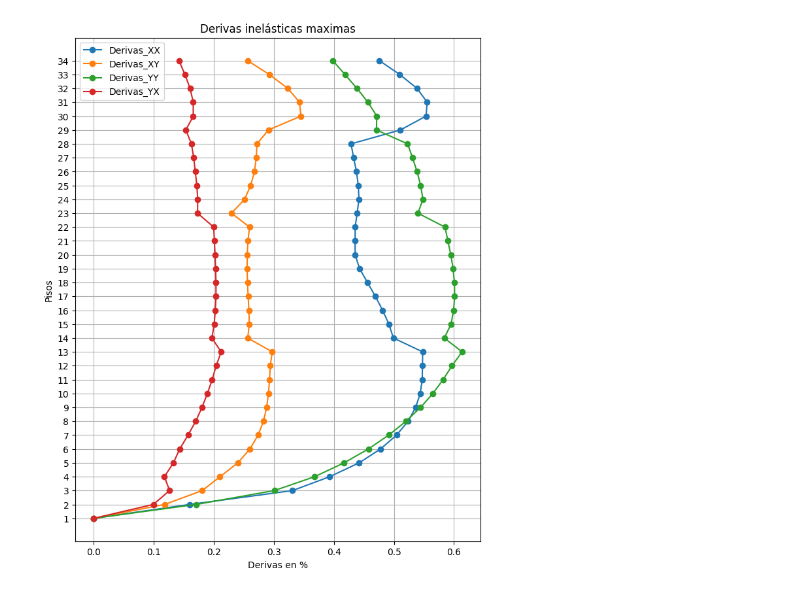
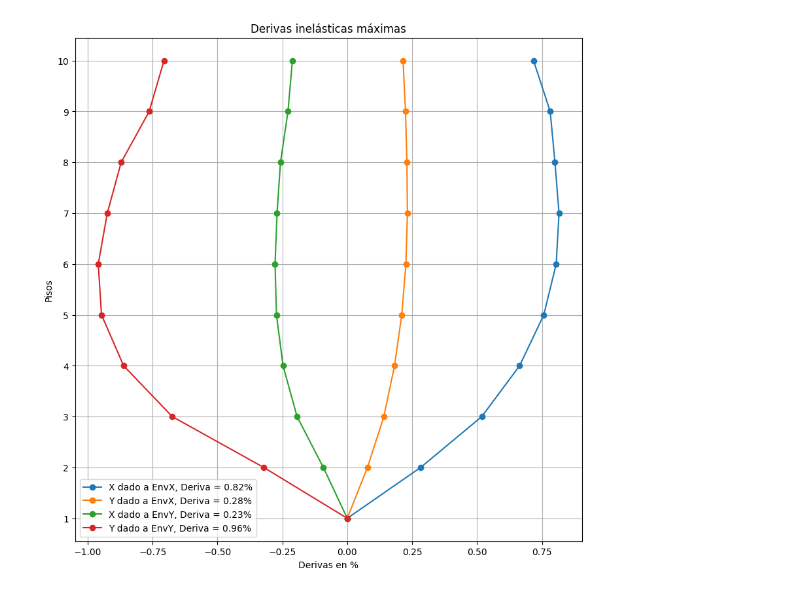
Before and after one commit to NicoJat/Main-codes, a Jupyter notebook: Diseño_Sismoresistente/Graficadores_ETABS/Graficadores/Derivas_max_piso.ipynb, the cells around one changed output. Drawn from its saved outputs; the diff is of its cells as text; code cells hidden in the pictures.

```diff
--- a/Diseño_Sismoresistente/Graficadores_ETABS/Graficadores/Derivas_max_piso.ipynb
+++ b/Diseño_Sismoresistente/Graficadores_ETABS/Graficadores/Derivas_max_piso.ipynb
@@ -2,11 +2,11 @@
 import pandas as pd
 import numpy as np
 import matplotlib.pyplot as plt
-R = 5
+R = 6
 
 # Load the Excel file into a DataFrame
-file_path_X = '../Resultados_ExcelF/excel sismos/Max Deriva X.xlsx'  # Replace with your file path
-file_path_Y = '../Resultados_ExcelF/excel sismos/Max Deriva Y.xlsx'  # Replace with your file path
+file_path_X = '../Resultados_Excel_P1/Max Deriva X.xlsx'  # Replace with your file path
+file_path_Y = '../Resultados_Excel_P1/Max Deriva Y.xlsx'  # Replace with your file path
 sheet_name = 'Story Response'  # Replace with your sheet name if different
 
 # Load the data into a DataFrame
@@ -20,7 +20,7 @@ Derivas_XY = data_X['Y-Dir']*R*0.75*100
 Derivas_YY = data_Y['Y-Dir']*R*0.75*100
 Derivas_YX = data_Y['X-Dir']*R*0.75*100
 
-nodes = np.arange(34, 0, -1)
+nodes = np.arange(10, 0, -1)
 nodes_str = [str(node) for node in nodes]
 nodes_str = nodes_str
 
@@ -55,16 +49,20 @@ display(df)
 # %%
-# Plotting
-plt.figure(figsize=(8, 10))
-plt.plot(Derivas_XX[1:], nodes_str, marker='o', linestyle='-', label='Derivas_XX')
-plt.plot(Derivas_XY[1:], nodes_str, marker='o', linestyle='-', label='Derivas_XY')
-plt.plot(Derivas_YY[1:], nodes_str, marker='o', linestyle='-', label='Derivas_YY')
-plt.plot(Derivas_YX[1:], nodes_str, marker='o', linestyle='-', label='Derivas_YX')
+max_XX = max(Derivas_XX[1:])
+max_XY = max(Derivas_XY[1:])
+max_YY = max(Derivas_YY[1:])
+max_YX = max(Derivas_YX[1:])
+
+plt.figure(figsize=(10, 10))
+plt.plot(Derivas_XX[1:], nodes_str, marker='o', linestyle='-', label=f'X dado a EnvX, Deriva = {max_XX:.2f}%')
+plt.plot(Derivas_YX[1:], nodes_str, marker='o', linestyle='-', label=f'Y dado a EnvX, Deriva = {max_XY:.2f}%')
+plt.plot(-Derivas_XY[1:], nodes_str, marker='o', linestyle='-', label=f'X dado a EnvY, Deriva = {max_YX:.2f}%')
+plt.plot(-Derivas_YY[1:], nodes_str, marker='o', linestyle='-', label=f'Y dado a EnvY, Deriva = {max_YY:.2f}%')
 plt.xlabel('Derivas en %')
 plt.ylabel('Pisos')
-plt.title('Derivas inelásticas maximas')
+plt.title('Derivas inelásticas máximas')
 plt.legend()
 plt.grid(True)
 plt.gca().invert_yaxis()
 plt.show()
 # %% [output]
-[figure, old version]
+[figure, new version]
```
Also changed, not shown: parts of 1 cell of this notebook, 15 other files.
